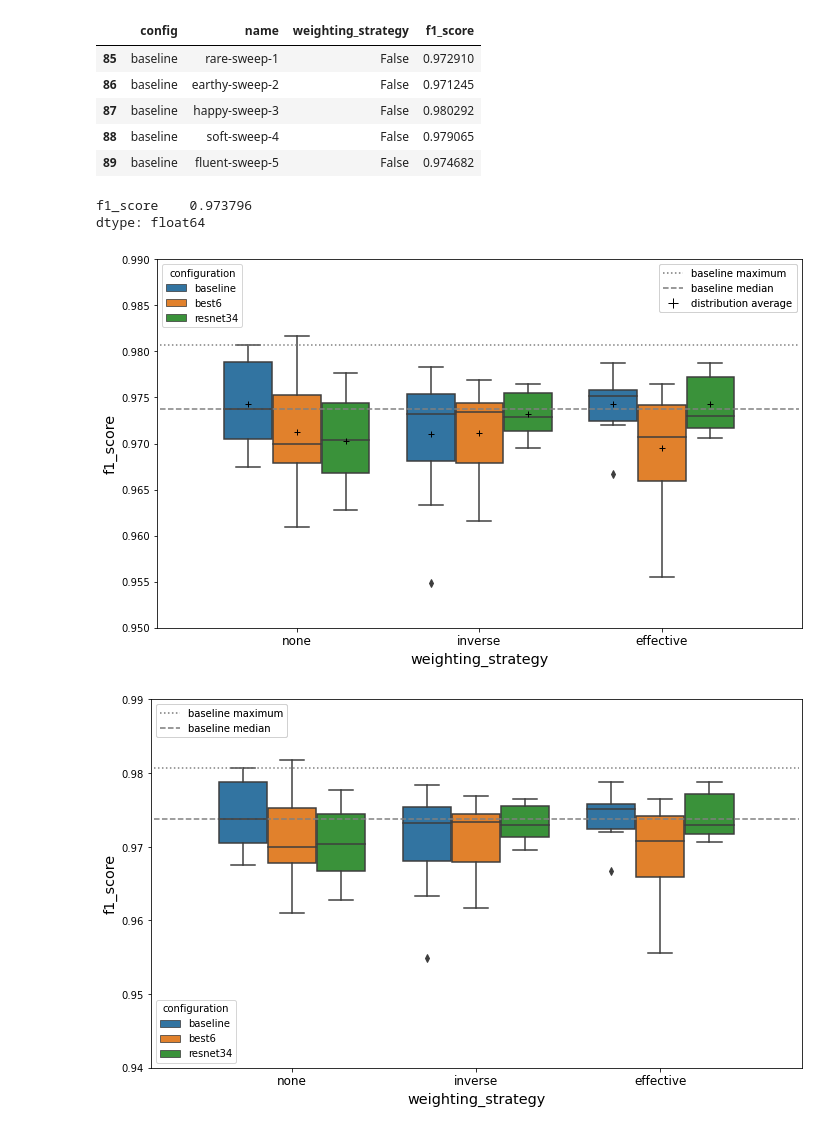
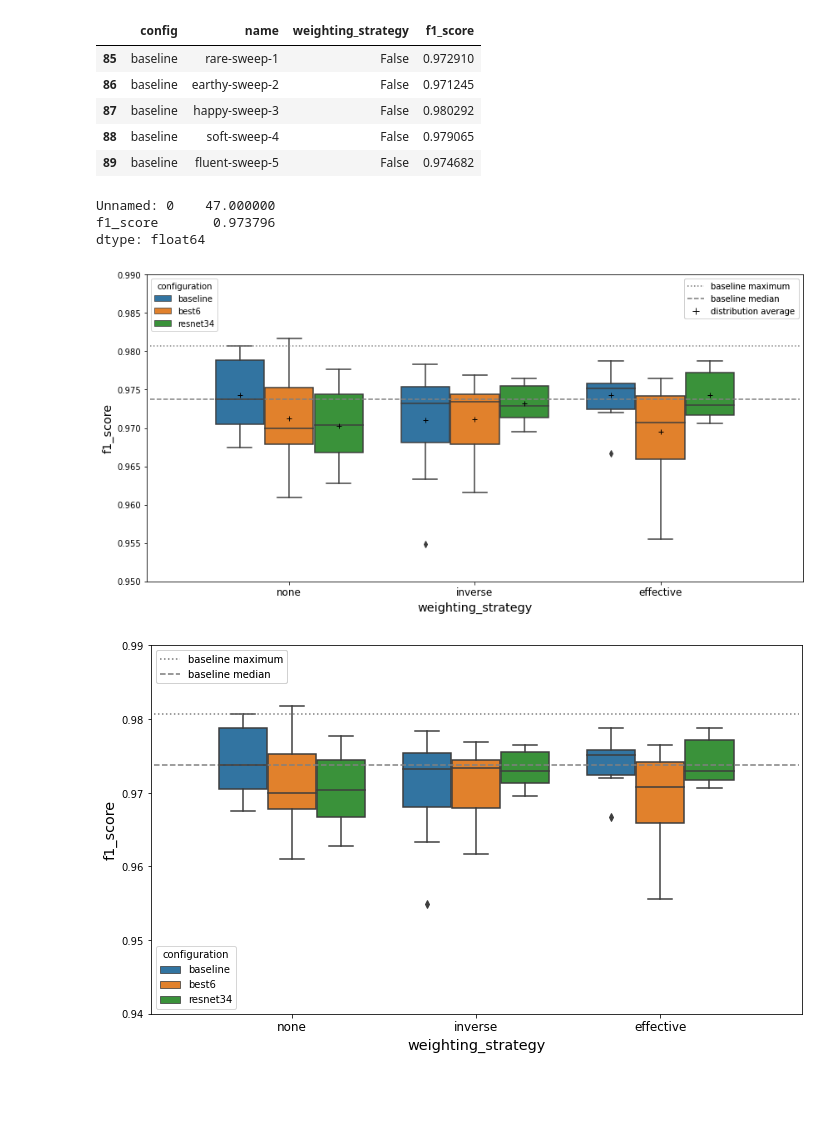
Before and after one commit to tttiago/GravitySpyClassifier, a Jupyter notebook: 07_compare_weighted.ipynb, the cells around one changed output. Drawn from its saved outputs; the diff is of its cells as text; code cells hidden in the pictures; blank space fills up the shorter version.

```diff
--- a/07_compare_weighted.ipynb
+++ b/07_compare_weighted.ipynb
@@ -65,38 +69,41 @@ f1_df.loc[f1_df['weighting_strategy'] == False, 'weighting_strategy'] = "none"
+# %%
+f1_df = pd.read_csv('logs/07_compare_weighted.csv')
 # %%
 filt = (f1_df['config'] == 'baseline') & (f1_df['weighting_strategy'] == 'none')
 f1_df.loc[filt].median(0)
 # %% [output]
-f1_score    0.973796
+Unnamed: 0    47.000000
+f1_score       0.973796
 dtype: float64
 # %%
 import matplotlib.lines as mlines
 
-fig = plt.figure(figsize=(10, 6))
+fig = plt.figure(figsize=(12, 6))
 sns.boxplot(x='weighting_strategy', y='f1_score', hue='config', data=f1_df,
             showmeans=True, meanprops={"marker": "+", "markeredgecolor": "black"},
             hue_order=sorted(f1_df['config'].unique()), order=['none', 'inverse', 'effective'])
 plt.ylim([0.95, 0.99])
 ax = plt.gca()
 l = ax.get_ylabel()
 ax.set_ylabel(l, size='x-large')
 ax.set_xlabel("weighting_strategy", size='x-large')
 plt.xticks(fontsize='large')
 leg1 = plt.legend(title='configuration', loc='upper left')
 #ax.set_xticks([])
 
 maximum = plt.hlines(0.980712, -0.75, 2.75, linestyles='dotted', color='grey', label='baseline maximum')
 median = plt.hlines(0.973796, -0.75, 2.75, linestyles='dashed', color='grey', label='baseline median')
 average = mlines.Line2D([], [], color='black', marker='+', linestyle='None',
-                          markersize=10, label='distribution average')
+                          markersize=8, label='distribution average')
 baseline_legend = ax.legend(handles=[maximum, median, average], loc='upper right')
 ax.add_artist(baseline_legend)
 ax.add_artist(leg1)
 
 fig.tight_layout()
 
 fig.savefig('../figs/glitches/07_compare_weighted.png', dpi=300)
 # %% [output]
-[figure, old version]
+[figure, new version]
 # %%
 import matplotlib.lines as mlines
 
```
Also changed, not shown: parts of 4 cells of this notebook, 2 other files.
